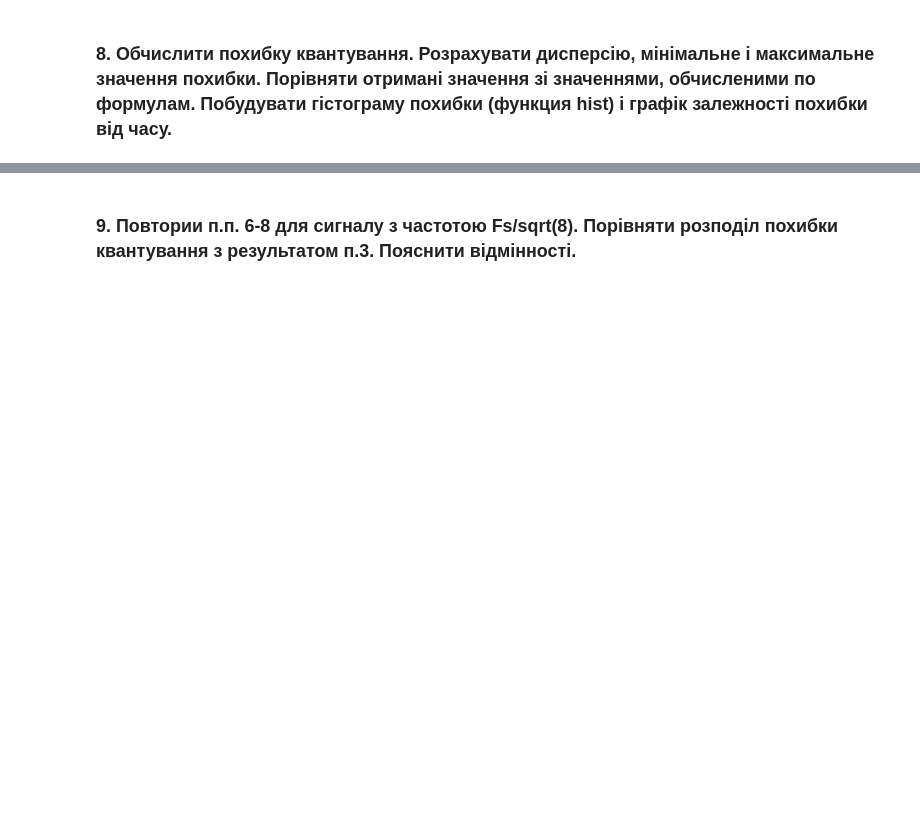
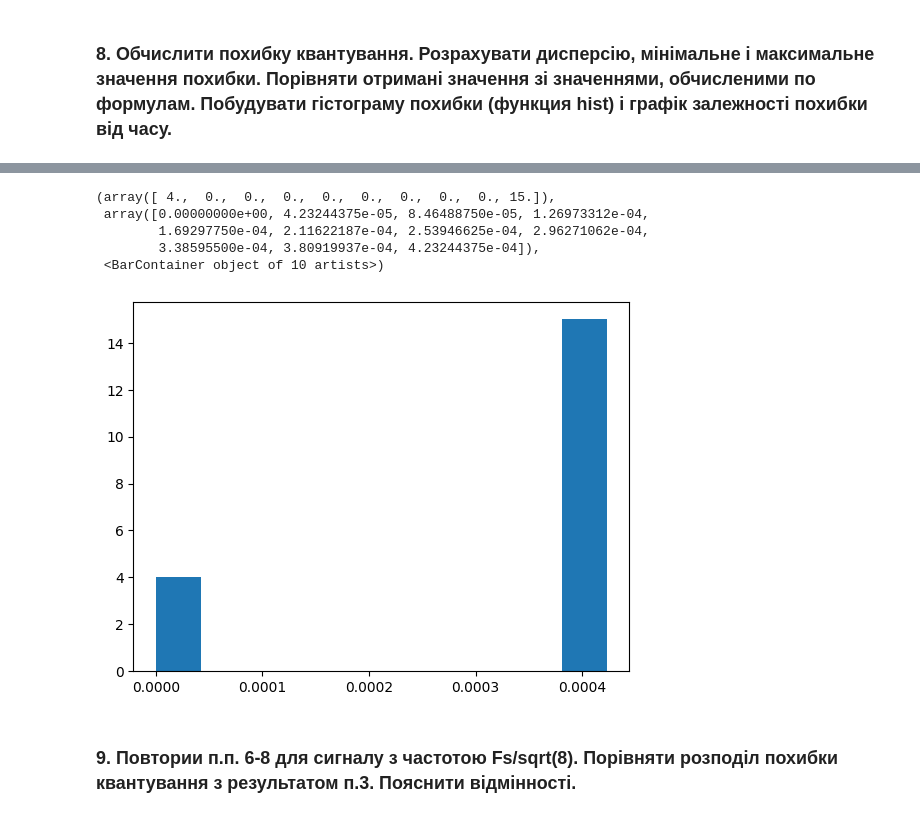
Before and after one commit to hell0ut/Time-series-Analysis, a Jupyter notebook: lab1/lab1_analysis.ipynb, the cells around one changed output, grey strips where cells are left out. Drawn from its saved outputs; the diff is of its cells as text; code cells hidden in the pictures; blank space fills up the shorter version.

```diff
--- a/lab1/lab1_analysis.ipynb
+++ b/lab1/lab1_analysis.ipynb
@@ -149,2 +188,11 @@ plt.plot(original_freq_range,estimated_frequences)
+# %%
+plt.hist(errors)
+# %% [output]
+(array([ 4.,  0.,  0.,  0.,  0.,  0.,  0.,  0.,  0., 15.]),
+ array([0.00000000e+00, 4.23244375e-05, 8.46488750e-05, 1.26973312e-04,
+        1.69297750e-04, 2.11622187e-04, 2.53946625e-04, 2.96271062e-04,
+        3.38595500e-04, 3.80919937e-04, 4.23244375e-04]),
+ <BarContainer object of 10 artists>)
+[figure, added]
 # %% [markdown]
 ### 9.	Повтории п.п. 6-8 для сигналу з частотою Fs/sqrt(8). Порівняти розподіл похибки квантування з результатом п.3. Пояснити відмінності.
```
Also changed, not shown: parts of 17 cells of this notebook.
